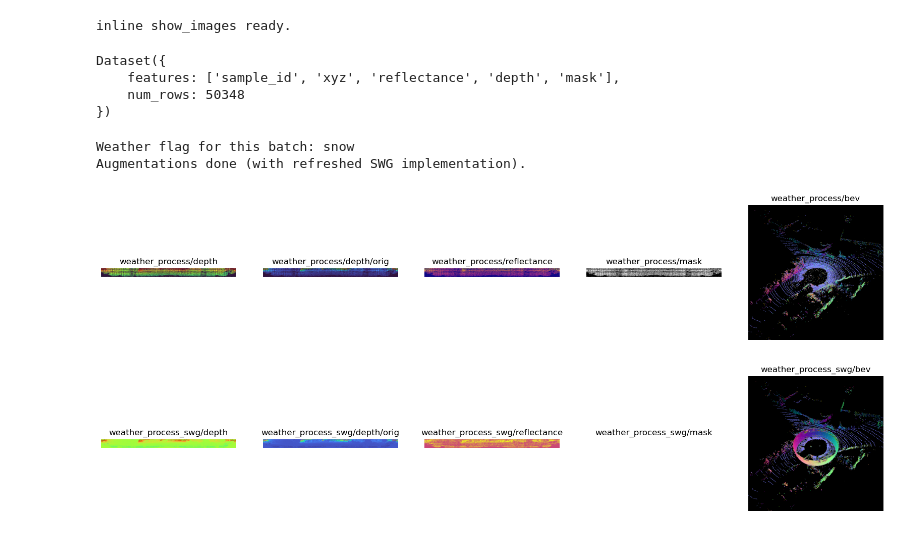
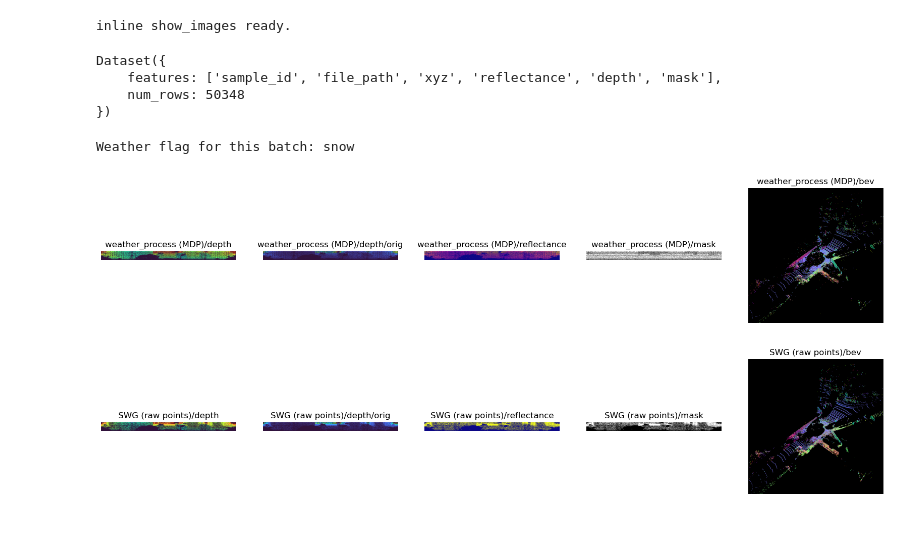
Before and after one commit to bonjour-npy/weathergen, a Jupyter notebook: notebooks/log_wp_vs_swg.ipynb, the cells around one changed output. Drawn from its saved outputs; the diff is of its cells as text; code cells hidden in the pictures.

Commit message:
Implement SWG from raw points

```diff
--- a/notebooks/log_wp_vs_swg.ipynb
+++ b/notebooks/log_wp_vs_swg.ipynb
@@ -51,8 +56,8 @@ cfg.data.dataset = "kitti_360"
 cfg.data.projection = "spherical-1024"
 cfg.data.resolution = (64, 1024)
 cfg.data.depth_format = "log_depth"
-cfg.data.min_depth = 1.45
-cfg.data.max_depth = 80.0
+cfg.data.min_depth = 0.0
+cfg.data.max_depth = 100.0
 cfg.data.train_depth = True
 cfg.data.train_reflectance = True
 
@@ -178,7 +183,8 @@ dataset = ds.load_dataset(
     path=f"data/{cfg.data.dataset}",
     name=cfg.data.projection,
     split=ds.Split.TRAIN,
-    num_proc=cfg.training.num_workers,
+    # num_proc=cfg.training.num_workers,
+    num_proc=64,
     trust_remote_code=True,
 ).with_format("torch")
 
@@ -186,6 +192,7 @@ print(dataset)
 
 from torch.utils.data import DataLoader
 
+# 取出 file_path 以供 raw SWG 使用
 def _collate(samples):
     depth = torch.stack([s["depth"] for s in samples], dim=0)  # (B, 1, H, W)
     reflectance = None
@@ -206,32 +213,45 @@ def _collate(samples):
     q = np.random.randint(0, 3)
     weather_flag = ["fog", "snow", "rain"][q]
 
-    return {"x": x, "depth": depth, "xyz": xyz, "weather_flag": weather_flag}
+    # 带出原始点云路径，若数据集缓存较旧可能不存在该字段
+    file_paths = [s.get("file_path") if isinstance(s, dict) else None for s in samples]
 
-dataloader = DataLoader(dataset, batch_size=cfg.training.batch_size_train, shuffle=True, num_workers=cfg.training.num_workers, collate_fn=_collate)
+    return {"x": x, "depth": depth, "xyz": xyz, "weather_flag": weather_flag, "file_paths": file_paths}
+
+dataloader = DataLoader(
+    dataset,
+    batch_size=cfg.training.batch_size_train,
+    shuffle=True,
+    num_workers=64,
+    collate_fn=_collate,
+)
 # %% [output]
 Dataset({
-    features: ['sample_id', 'xyz', 'reflectance', 'depth', 'mask'],
+    features: ['sample_id', 'file_path', 'xyz', 'reflectance', 'depth', 'mask'],
     num_rows: 50348
 })
 # %%
-# 取一个 batch，并分别应用 weather_process 与 weather_process_swg
+# 取一个 batch，并分别应用 weather_process 与基于原始点云的 weather_process_swg_raw
 batch = next(iter(dataloader))
 x = batch["x"]
 xyz = batch["xyz"]
 depth = batch["depth"]
 weather_flag = batch["weather_flag"]
+file_paths = batch.get("file_paths", None)
 
 print(f"Weather flag for this batch: {weather_flag}")
 
 # 分别应用两种增强
 x_wp = weather_process(x.clone(), weather_flag, xyz, depth)
-# 重要：为确保 SWG 使用最新实现，重新导入 weather 模块（若上一步你已改动 utils/weather.py）
-import importlib
-import utils.weather as _wx
-importlib.reload(_wx)
-from utils.weather import weather_process_swg  # 重新绑定到最新实现
-x_swg = weather_process_swg(x.clone(), weather_flag, xyz, depth)
+
+# 使用 raw 版 SWG
+x_swg = _wx.weather_process_swg_raw(
+    src_bin_paths=file_paths,
+    weather_flag=weather_flag,
+    lidar_utils=lidar_utils_cpu,
+    include_reflectance=bool(cfg.data.train_reflectance),
+    resolution=cfg.data.resolution,
+)
 
 # 移动到设备
 def _to_device(t):
@@ -239,15 +259,12 @@ def _to_device(t):
 
 x_wp = _to_device(x_wp)
 x_swg = _to_device(x_swg)
-
-print("Augmentations done (with refreshed SWG implementation).")
 # %% [output]
 Weather flag for this batch: snow
-Augmentations done (with refreshed SWG implementation).
 # %%
 # 分别展示两种增强结果
-show_images_inline(x_wp, title_prefix="weather_process")
-show_images_inline(x_swg, title_prefix="weather_process_swg")
+show_images_inline(x_wp, title_prefix="weather_process (MDP)")
+show_images_inline(x_swg, title_prefix="SWG (raw points)")
 # %% [output]
-[figure, old version]
+[figure, new version]
-[figure, old version]
+[figure, new version]
```
Also changed, not shown: parts of 2 cells of this notebook, 5 other files.
